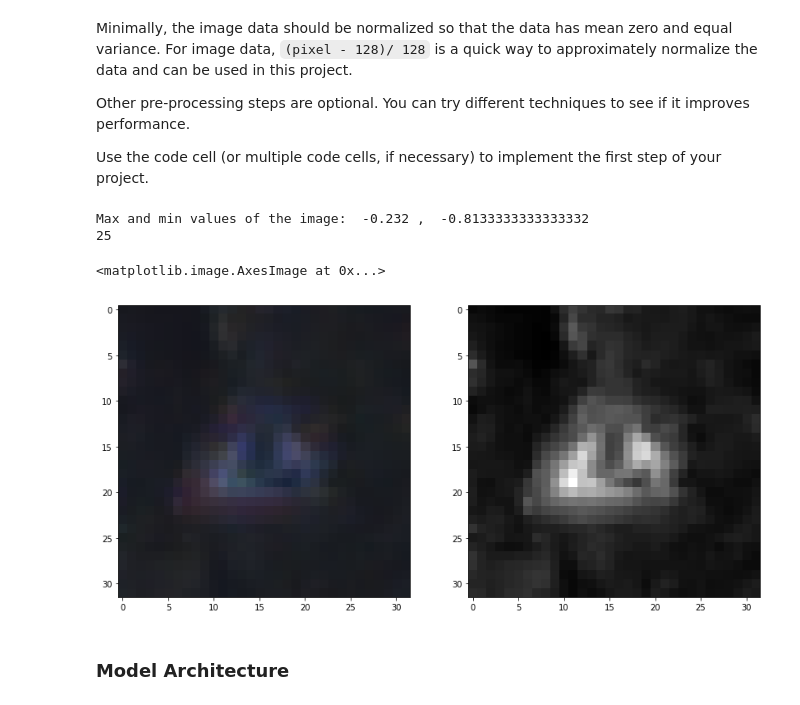
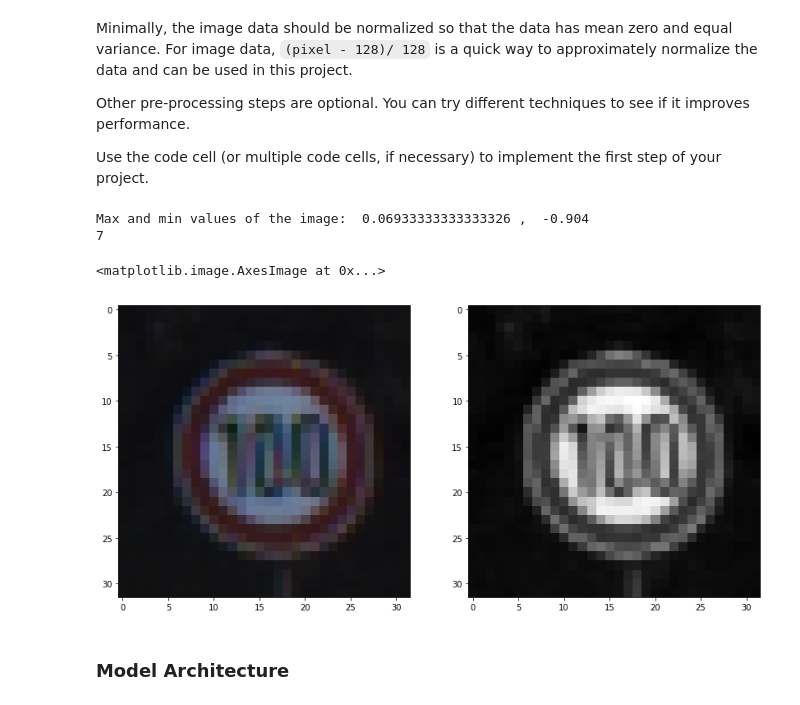
Before and after one commit to dydek/CarND-Traffic-Sign-Classifier-Project, a Jupyter notebook: Traffic_Sign_Classifier.ipynb, the cells around one changed output. Drawn from its saved outputs; the diff is of its cells as text; code cells hidden in the pictures.

```diff
--- a/Traffic_Sign_Classifier.ipynb
+++ b/Traffic_Sign_Classifier.ipynb
@@ -176,22 +178,21 @@ features_test = normalize(rgb2gray(X_test))
 # %%
 # processed images
 
 _, axs = plt.subplots(ncols=2, figsize=(14, 12))
 
-image_id = 50
+image_id = 11
 
 print(
     "Max and min values of the image: ", np.amax(features_test[image_id]), ", " , np.amin(features_test[image_id])
 )
 
-print(y_test[image_id])
 axs[0].imshow(X_test[image_id])
 axs[1].imshow(features_test[image_id].squeeze(), cmap='gray')
 # %% [output]
-Max and min values of the image:  -0.232 ,  -0.8133333333333332
-25
+Max and min values of the image:  0.06933333333333326 ,  -0.904
+7
 <matplotlib.image.AxesImage at 0x...>
-[figure, old version]
+[figure, new version]
 # %% [markdown]
 ### Model Architecture
 # %%
```
Also changed, not shown: parts of 2 cells of this notebook, 6 other files.
